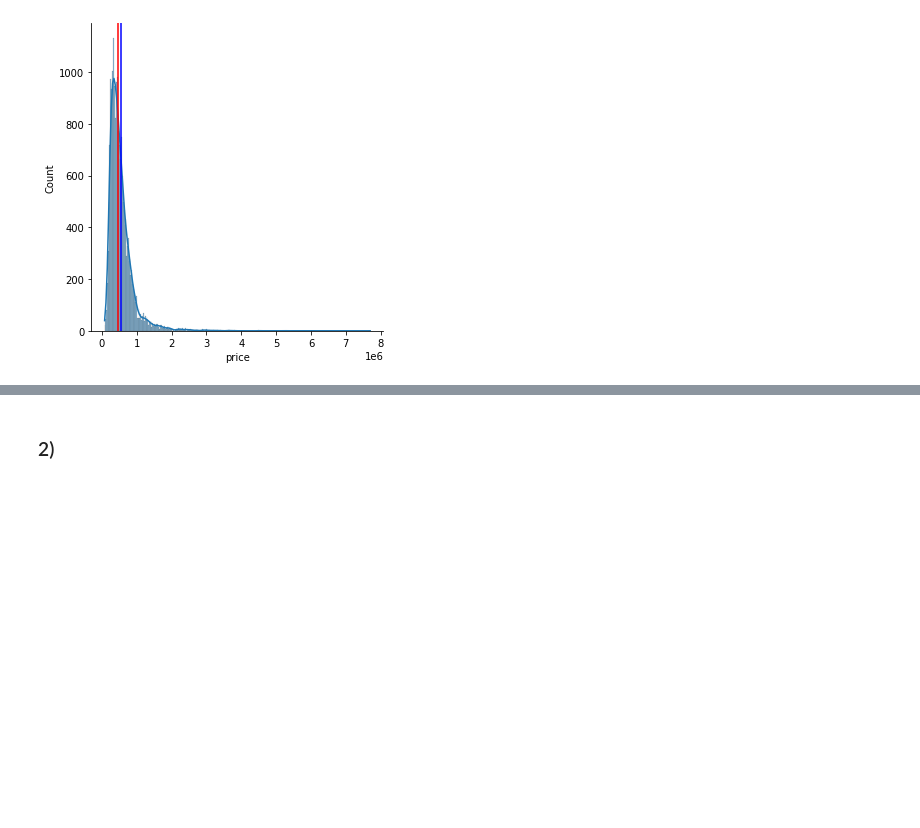
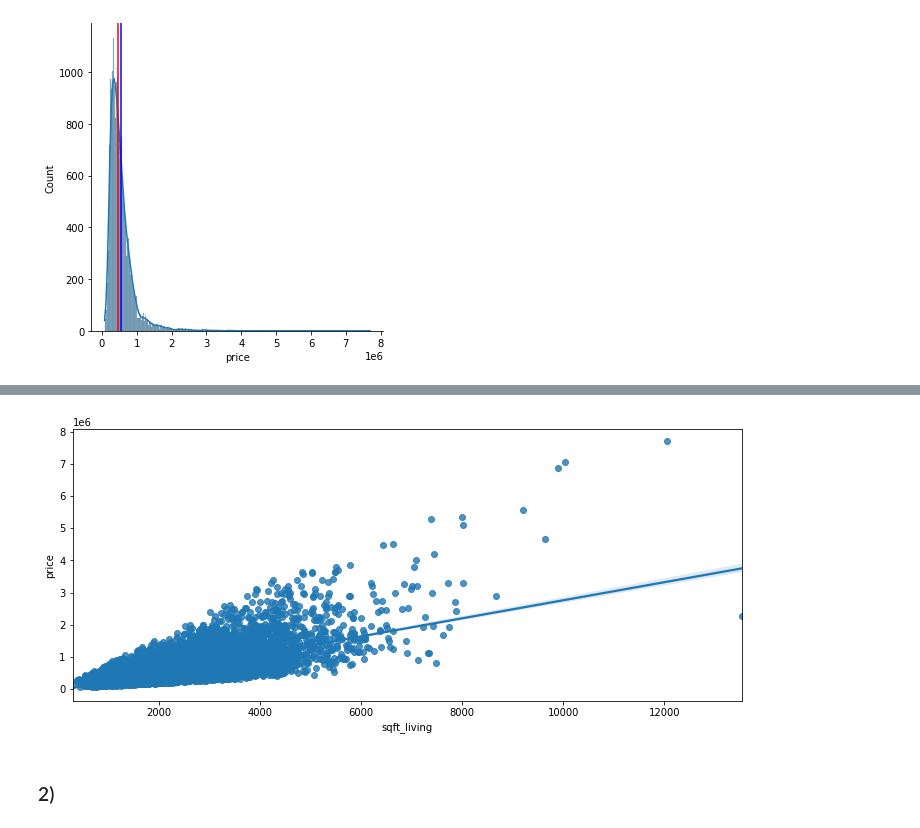
Before and after one commit to Team-Geuknak/CSAI_assignment, a Jupyter notebook: n211a_문제삭제공유_ipynb의_사본.ipynb, the cells around one changed output, grey strips where cells are left out. Drawn from its saved outputs; the diff is of its cells as text; code cells hidden in the pictures; blank space fills up the shorter version.

```diff
--- a/n211a_문제삭제공유_ipynb의_사본.ipynb
+++ b/n211a_문제삭제공유_ipynb의_사본.ipynb
@@ -92,3 +96,7 @@ plt.axvline(select_df['price'].median(), color='red') #중간값
+# %%
+sns.regplot(x=df['sqft_living'], y=df['price']);
+# %% [output]
+[figure, added]
 # %% [markdown]
 ### 2)
 # %%
```
Also changed, not shown: parts of 2 cells of this notebook.
